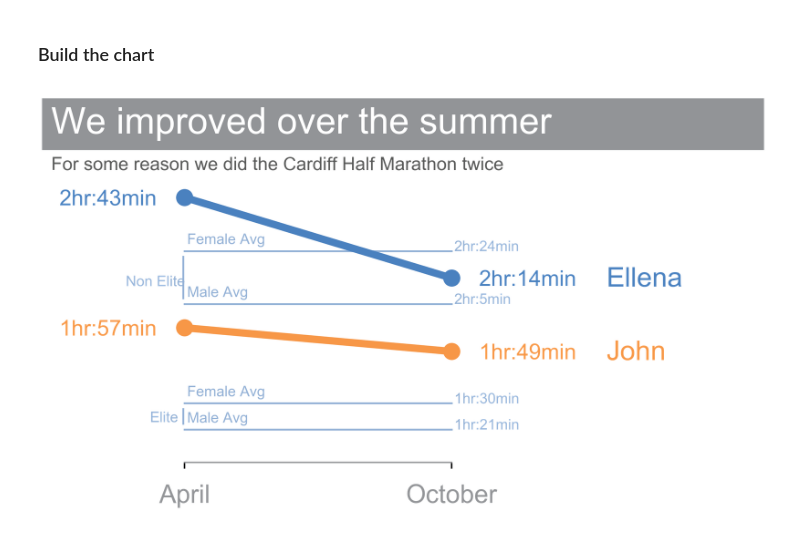
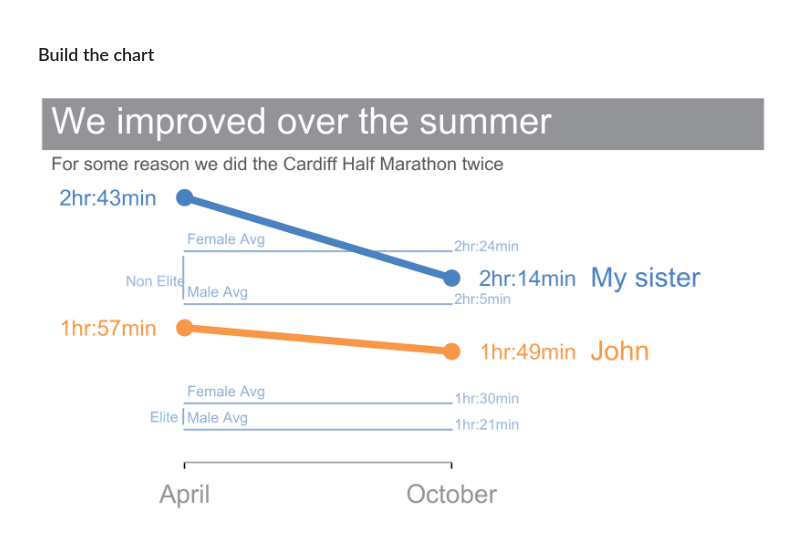
Before and after one commit to steed360/Data-Analysis, a Jupyter notebook: a Cardiff Half Marathon/Notebooks/Chart 1 Data Viz.ipynb, the cells around one changed output. Saved outputs shown, nothing was run; the diff lists cells and outputs as text; code cells hidden in the pictures.

```diff
--- a/a Cardiff Half Marathon/Notebooks/Chart 1 Data Viz.ipynb
+++ b/a Cardiff Half Marathon/Notebooks/Chart 1 Data Viz.ipynb
@@ -96,7 +96,7 @@ Y2 = list ( df.loc[ (df.Label=='John') | (df.Label=='Ellena'), ['time_mins_Oct']
 Y1_lab = list (df.loc[ (df.Label=='John') | (df.Label=='Ellena'), ['Apr_time_readable'] ].Apr_time_readable)
 Y2_lab = list ( df.loc[ (df.Label=='John') | (df.Label=='Ellena'), ['Oct_time_readable'] ].Oct_time_readable)
 
-lab = ['Ellena', 'John']
+lab = ['My sister', 'John']
 
 Y1_lab
 # %% [output]
@@ -253,7 +253,7 @@ for i in range(2):
     ax1.plot([0, 1], [Y1[i], Y2[i]], color=C[i], linewidth=4)
 
    # Add our names to the right of the right hand axis
-    plt.text(1.58,
+    plt.text(1.52,
              Y2[i] -3 ,
              lab[i],
              fontsize=15,
@@ -277,32 +277,32 @@ for item in ax1.get_xticklabels():
 for i, item in enumerate (ax1.get_yticklabels() ):
     item.set_fontsize(12)
     item.set_color( C[i])
     # use trasformations to shift x tick labels slightly down
-    offset = transforms.ScaledTranslation(0.11, 0, fig.dpi_scale_trans)
+    offset = transforms.ScaledTranslation(0.11, 0.1, fig.dpi_scale_trans)
     item.set_transform(item.get_transform() + offset)
 
 # configure right y axis.
 for i, item in enumerate (ax2.get_yticklabels() ):
     item.set_fontsize(12)
     item.set_color( C[i])
     # use trasformations to shift x tick labels slightly down
     offset = transforms.ScaledTranslation(-0.13, 0, fig.dpi_scale_trans)
     item.set_transform(item.get_transform() + offset)
 
 # --------------------------------------------------------------------------
 # Slope lines
 # --------------------------------------------------------------------------
 
 # add bottom spine with gray color and bounds between 0 and 1
 ax1.spines['bottom'].set_visible(True)
 ax1.spines['bottom'].set_bounds(0, 1)
 ax1.spines['bottom'].set_color(GRAY7)
 
 # Turn off those pesky tick marks
 ax1.tick_params (axis='y', width=0 )
 ax2.tick_params (axis='y', width=0 )
 
 
 fig.savefig ( '..\Plots\Chart1')
 # %% [output]
-[figure, old version]
+[figure, new version]
```
Also changed, not shown: 3 other files.
